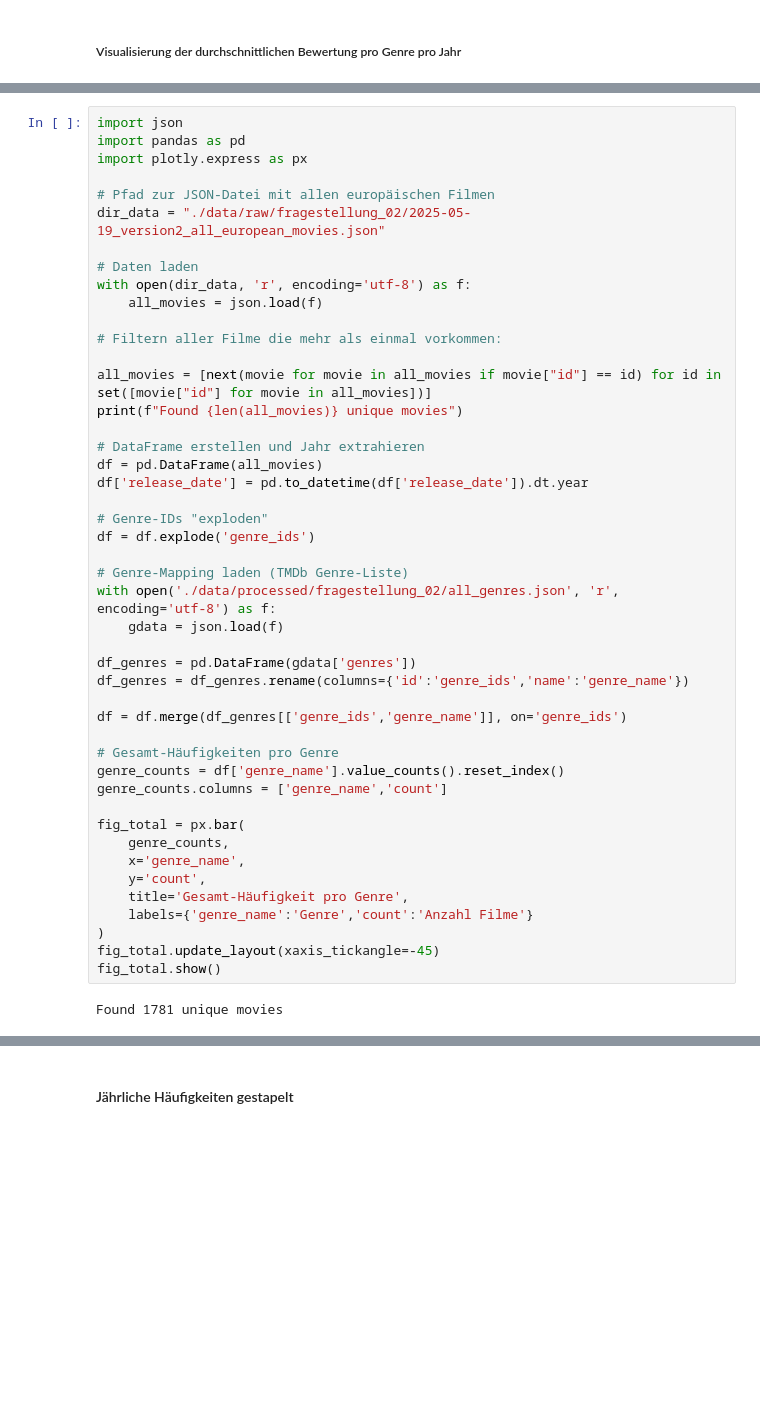
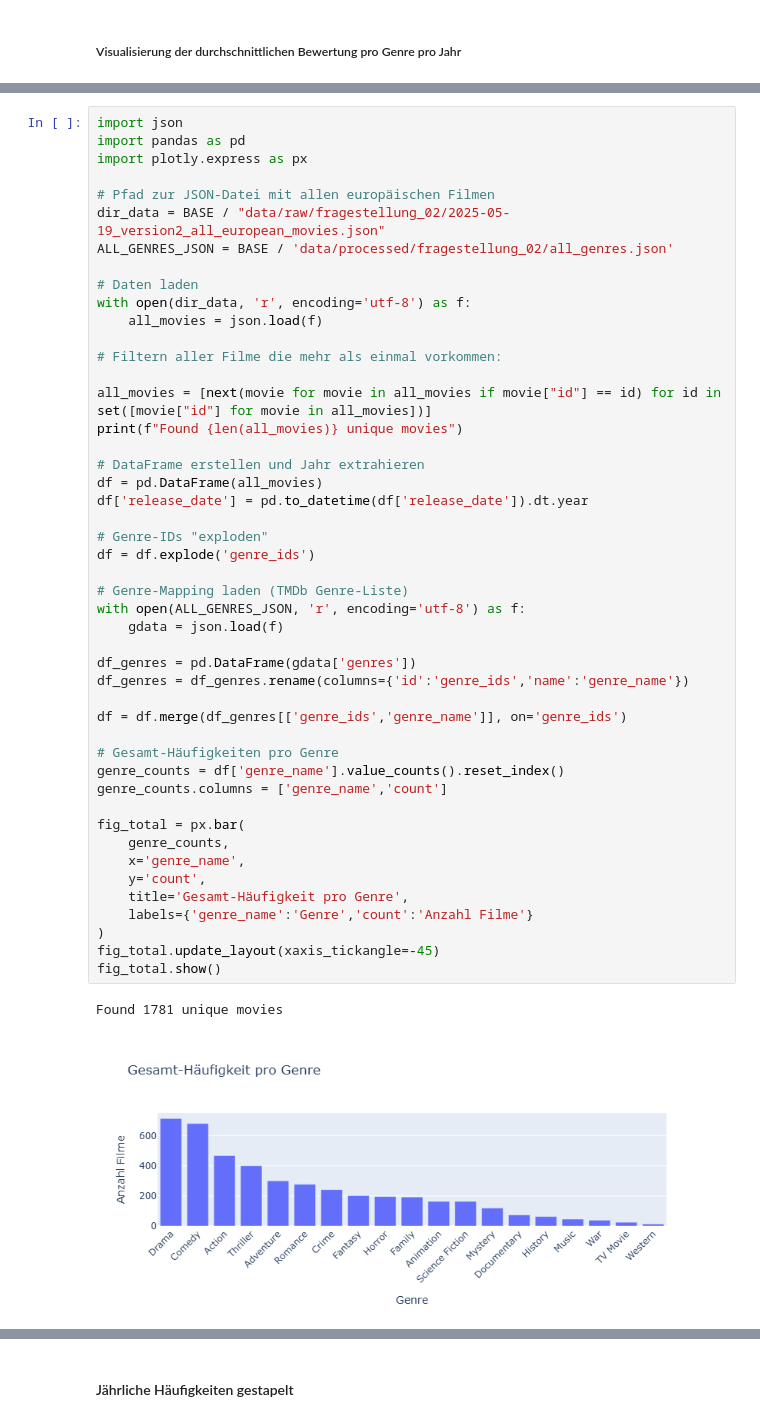
Before and after one commit to SethoE/Netflix_Data_Analysis, a Jupyter notebook: notebooks/DSCB230_SoSe25_Hausarbeit_Juliett.ipynb, the cells around one changed output, grey strips where cells are left out. Cells and saved outputs as stored; diff of their text form; blank space fills up the shorter version.

```diff
--- a/notebooks/DSCB230_SoSe25_Hausarbeit_Juliett.ipynb
+++ b/notebooks/DSCB230_SoSe25_Hausarbeit_Juliett.ipynb
@@ -544,7 +623,8 @@ import pandas as pd
 import plotly.express as px
 
 # Pfad zur JSON-Datei mit allen europäischen Filmen
-dir_data = "./data/raw/fragestellung_02/2025-05-19_version2_all_european_movies.json"
+dir_data = BASE / "data/raw/fragestellung_02/2025-05-19_version2_all_european_movies.json"
+ALL_GENRES_JSON = BASE / 'data/processed/fragestellung_02/all_genres.json'
 
 # Daten laden
 with open(dir_data, 'r', encoding='utf-8') as f:
@@ -558,31 +638,32 @@ print(f"Found {len(all_movies)} unique movies")
 # DataFrame erstellen und Jahr extrahieren
 df = pd.DataFrame(all_movies)
 df['release_date'] = pd.to_datetime(df['release_date']).dt.year
 
 # Genre-IDs "exploden"
 df = df.explode('genre_ids')
 
 # Genre-Mapping laden (TMDb Genre-Liste)
-with open('./data/processed/fragestellung_02/all_genres.json', 'r', encoding='utf-8') as f:
+with open(ALL_GENRES_JSON, 'r', encoding='utf-8') as f:
     gdata = json.load(f)
 
 df_genres = pd.DataFrame(gdata['genres'])
 df_genres = df_genres.rename(columns={'id':'genre_ids','name':'genre_name'})
 
 df = df.merge(df_genres[['genre_ids','genre_name']], on='genre_ids')
 
 # Gesamt-Häufigkeiten pro Genre
 genre_counts = df['genre_name'].value_counts().reset_index()
 genre_counts.columns = ['genre_name','count']
 
 fig_total = px.bar(
     genre_counts,
     x='genre_name',
     y='count',
     title='Gesamt-Häufigkeit pro Genre',
     labels={'genre_name':'Genre','count':'Anzahl Filme'}
 )
 fig_total.update_layout(xaxis_tickangle=-45)
 fig_total.show()
 # %% [output]
 Found 1781 unique movies
+[figure, added]
```
Also changed, not shown: parts of 52 cells of this notebook, 6 other files.
